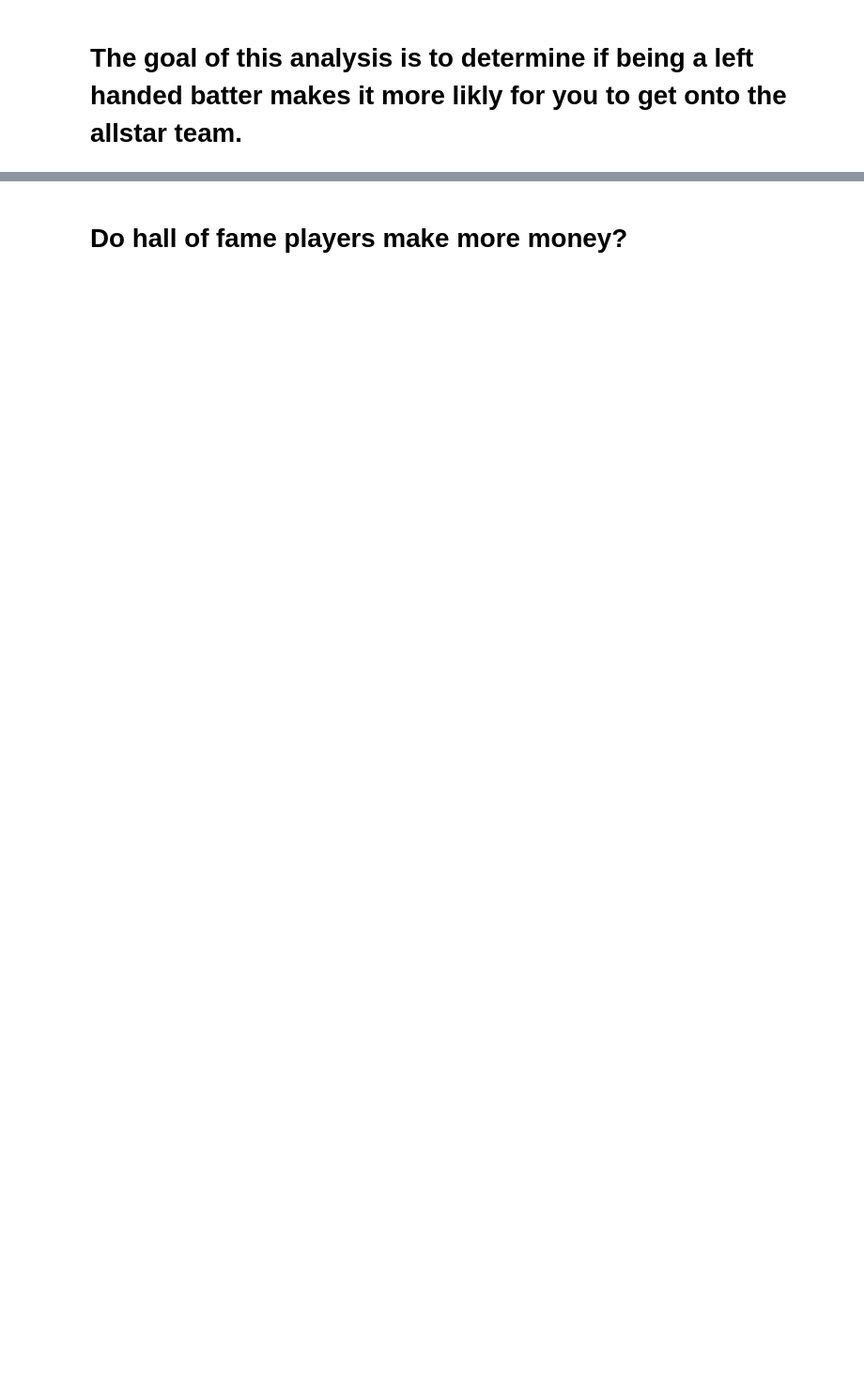
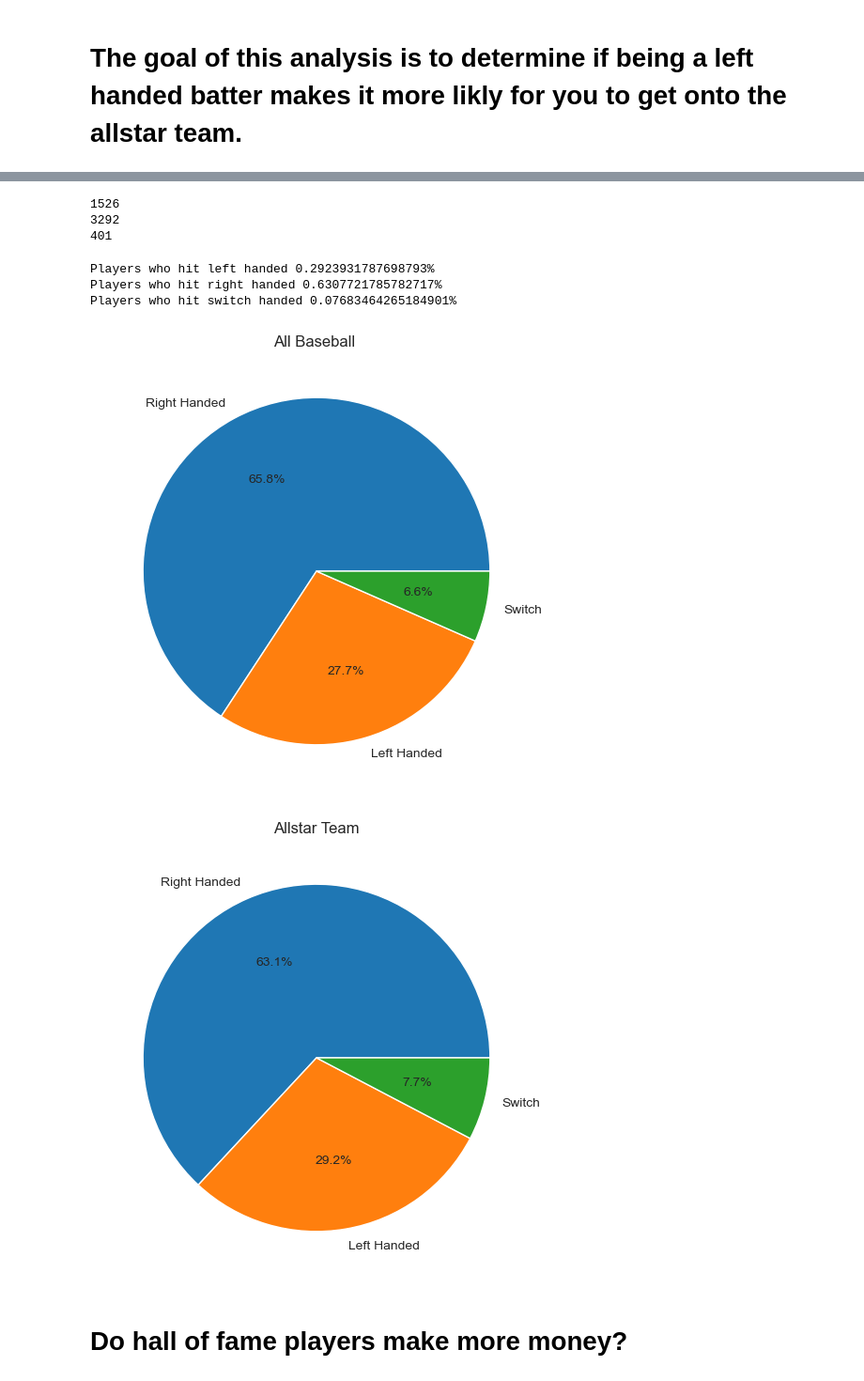
Before and after one commit to James-wc-Field/cs5830_project1, a Jupyter notebook: project1.ipynb, the cells around one changed output, grey strips where cells are left out. Shown: that part at 94% size. Drawn from its saved outputs; the diff is of its cells as text; code cells hidden in the pictures; blank space fills up the shorter version.

```diff
--- a/project1.ipynb
+++ b/project1.ipynb
@@ -21,12 +23,16 @@ left = batting[batting.bats == 'L']
 
 right = batting[batting.bats == 'R']
 
+both = batting[batting.bats == 'B']
+
 allstar = allstar[['playerID']]
 # %%
 # getting % of left handded hitters vs right handed hitters
 
-leftPercent = len(left)/(len(left)+len(right))
-rightPercent = len(right)/(len(left)+len(right))
+leftPercent = len(left)/(len(left)+len(right)+len(both))
+rightPercent = len(right)/(len(left)+len(right)+len(both))
+bothPercent = len(both)/(len(left)+len(right)+len(both))
 
 print("Players who hit left handed " + str(leftPercent) + "%")
 print("Players who hit right handed " + str(rightPercent) + "%")
+print("Players who hit with bothhands " + str(bothPercent) + "%")
@@ -33,10 +43,13 @@ print("Players who hit right handed " + str(rightPercent) + "%")
 # %%
 lefts = 0
 rights = 0
+switch = 0
+
 
 for id in allstar['playerID']:
     lefttest = left[left.playerID == id]
     righttest = right[right.playerID == id]
+    switches = both[both.playerID == id]
 
     if not lefttest.empty:
         lefts += 1
@@ -44,35 +57,52 @@ for id in allstar['playerID']:
     if not righttest.empty:
         rights += 1
 
+    if not switches.empty:
+        switch += 1
 
-print(lefts)
-print(rights)
+
+# print(lefts)
+# print(rights)
+# print(switch)
+# %% [output]
+1526
+3292
+401
 # %%
-leftPercentAS = lefts/(lefts+rights)
-rightPercentAS = rights/(lefts+rights)
+leftPercentAS = lefts/(lefts+rights+switch)
+rightPercentAS = rights/(lefts+rights+switch)
+switchPercentAS = switch/(lefts+rights+switch)
 
-print("Players who hit left handed " + str(leftPercentAS) + "%")
-print("Players who hit right handed " + str(rightPercentAS) + "%")
+# print("Players who hit left handed " + str(leftPercentAS) + "%")
+# print("Players who hit right handed " + str(rightPercentAS) + "%")
+# print("Players who hit switch handed " + str(switchPercentAS) + "%")
+# %% [output]
+Players who hit left handed 0.2923931787698793%
+Players who hit right handed 0.6307721785782717%
+Players who hit switch handed 0.07683464265184901%
 # %%
-data = {'labels': ['Right Handed', 'Left Handed'],
-        'values': [rightPercent, leftPercent]}
+data = {'labels': ['Right Handed', 'Left Handed', 'Switch'],
+        'values': [rightPercent, leftPercent, bothPercent]}
 df = pd.DataFrame(data)
 
 sns.set_style("whitegrid")
 plt.figure(figsize=(6,6))
 plt.pie(df['values'], labels=df['labels'], autopct='%1.1f%%')
 plt.title('All Baseball ')
 plt.show()
 
-data = {'labels': ['Right Handed', 'Left Handed'],
-        'values': [rightPercentAS, leftPercentAS]}
+data = {'labels': ['Right Handed', 'Left Handed', "Switch"],
+        'values': [rightPercentAS, leftPercentAS, switchPercentAS]}
 df = pd.DataFrame(data)
 
 sns.set_style("whitegrid")
 plt.figure(figsize=(6,6))
 plt.pie(df['values'], labels=df['labels'], autopct='%1.1f%%')
 plt.title('Allstar Team')
 plt.show()
+# %% [output]
+[figure, added]
+[figure, added]
 # %% [markdown]
 # Do hall of fame players make more money?
 # %%
```
Also changed, not shown: parts of 6 cells of this notebook.
